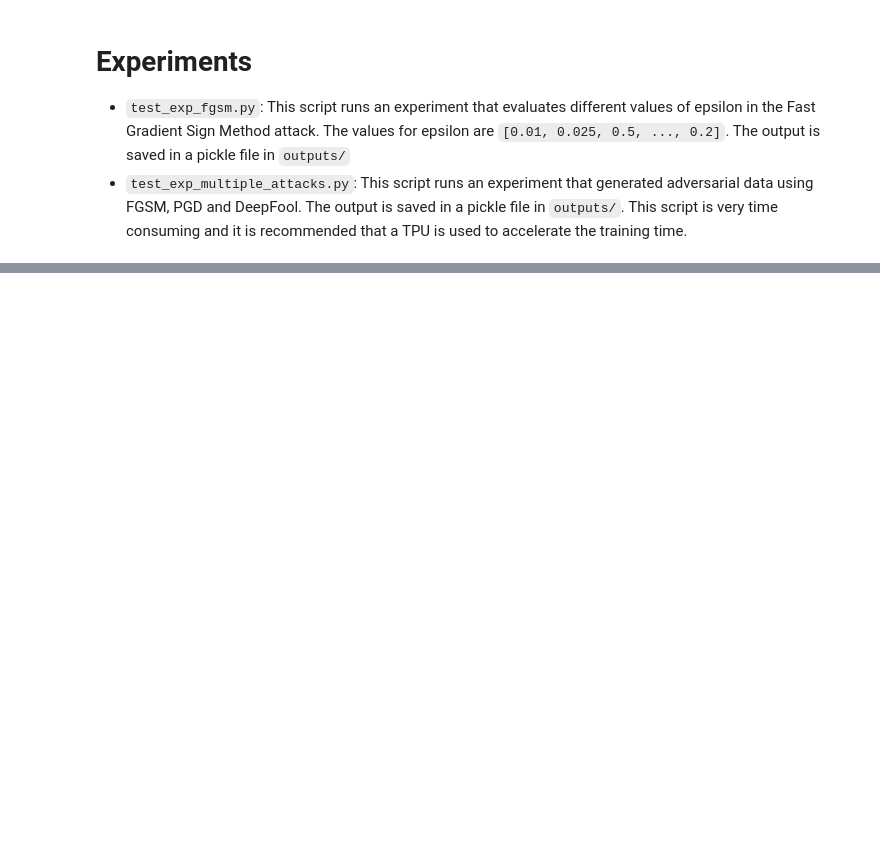
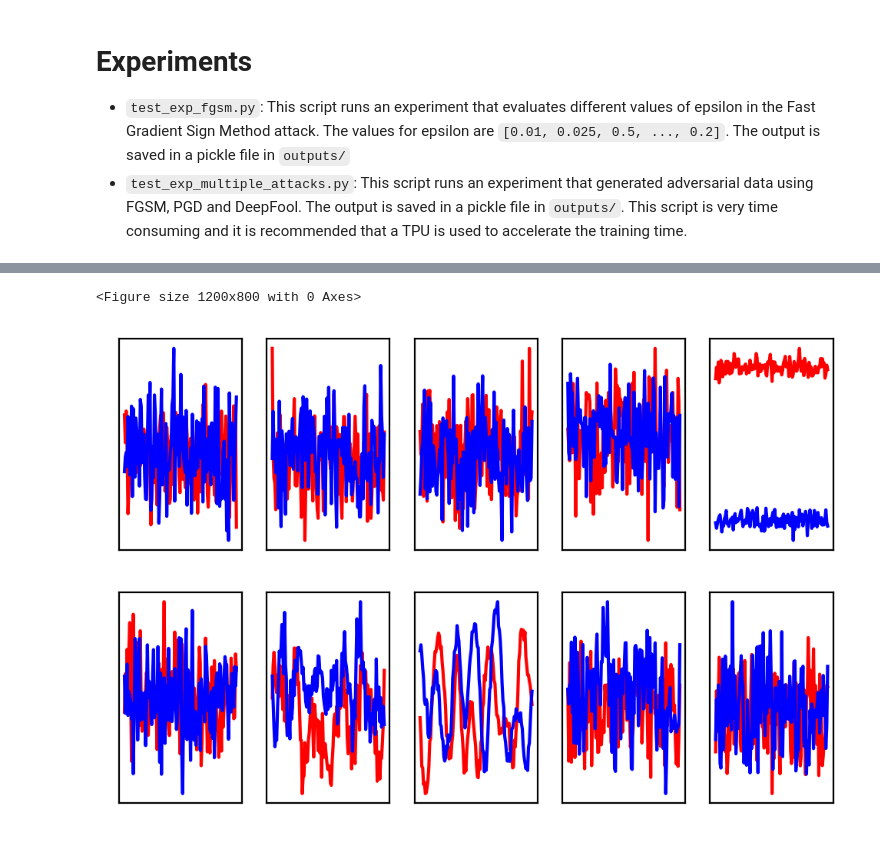
Before and after one commit to gditzler/adversarial-radioml, a Jupyter notebook: colab-arml-main.ipynb, the cells around one changed output, grey strips where cells are left out. Saved outputs shown, nothing was run; the diff lists cells and outputs as text; code cells hidden in the pictures; blank space fills up the shorter version.

```diff
--- a/colab-arml-main.ipynb
+++ b/colab-arml-main.ipynb
@@ -102,0 +51,17 @@ total 91K
+# %%
+# from arml.utils import load_d
+
+plt.figure(dpi=200)
+fig, axs = plt.subplots(2, 5, dpi=200)
+k = 0
+for j in range(10):
+    i = np.random.randint(len(X))
+    x = X[i, :,:]
+    if j > 4: k = 1
+    axs[k, j % 5].plot(x[0, :], 'r')
+    axs[k, j % 5].plot(x[1, :], 'b')
+    axs[k, j % 5].xaxis.set_visible(False)
+    axs[k, j % 5].yaxis.set_visible(False)
+# %% [output]
+<Figure size 1200x800 with 0 Axes>
+[figure, added]
```
Also changed, not shown: parts of 10 cells of this notebook, 4 other files.
